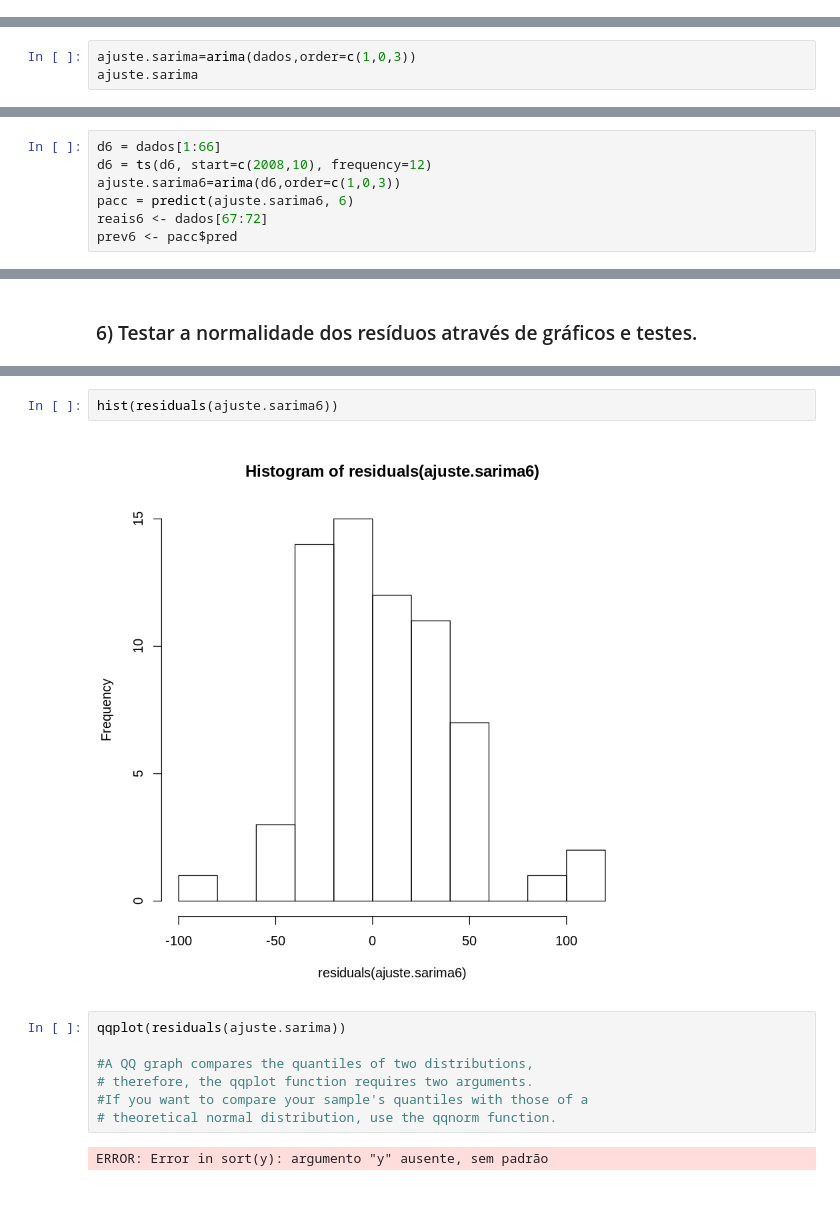
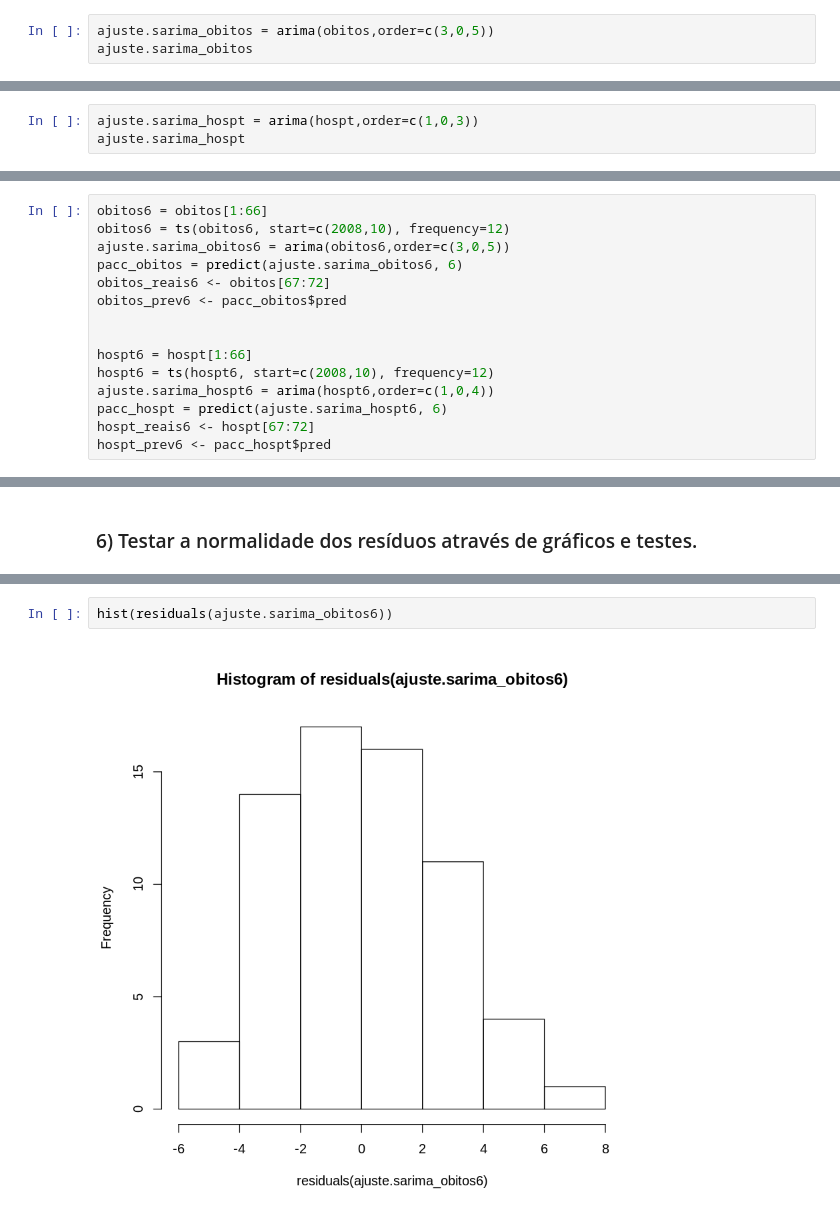
Before and after one commit to mirianbatista/pibic-paraibanas, a Jupyter notebook: ts.ipynb, the cells around one changed output, grey strips where cells are left out. Drawn from its saved outputs; the diff is of its cells as text; blank space fills up the shorter version.

```diff
--- a/ts.ipynb
+++ b/ts.ipynb
@@ -89,3 +126,6 @@ plot(ajuste.stl, main="Decomposição")
 # %% [markdown]
 ### 5) Escolher o modelo mais adequado, através dos critérios (Ver o meu TCC as fórmulas e os comandos).
 ### 7) Os coeficientes estimados do modelo escolhido.
+# %%
+ajuste.sarima_obitos = arima(obitos,order=c(3,0,5))
+ajuste.sarima_obitos
@@ -92,5 +147,5 @@ plot(ajuste.stl, main="Decomposição")
 # %%
-ajuste.sarima=arima(dados,order=c(1,0,3))
-ajuste.sarima
+ajuste.sarima_hospt = arima(hospt,order=c(1,0,3))
+ajuste.sarima_hospt
 # %% [output]
 Call:
@@ -105,10 +160,3 @@ sigma^2 estimated as 1686:  log likelihood = -704,61,  aic = 1421,22
 # %% [markdown]
 ### 8) Fazer a previsão 6 passos a frente (Ver os comandos no meu TCC).
 ### 9) Comparar os valores reais e os previstos.
-# %%
-d6 = dados[1:66]
-d6 = ts(d6, start=c(2008,10), frequency=12)
-ajuste.sarima6=arima(d6,order=c(1,0,3))
-pacc = predict(ajuste.sarima6, 6)
-reais6 <- dados[67:72]
-prev6 <- pacc$pred
@@ -141,0 +163,15 @@ Traceback:
+# %%
+obitos6 = obitos[1:66]
+obitos6 = ts(obitos6, start=c(2008,10), frequency=12)
+ajuste.sarima_obitos6 = arima(obitos6,order=c(3,0,5))
+pacc_obitos = predict(ajuste.sarima_obitos6, 6)
+obitos_reais6 <- obitos[67:72]
+obitos_prev6 <- pacc_obitos$pred
+
+
+hospt6 = hospt[1:66]
+hospt6 = ts(hospt6, start=c(2008,10), frequency=12)
+ajuste.sarima_hospt6 = arima(hospt6,order=c(1,0,4))
+pacc_hospt = predict(ajuste.sarima_hospt6, 6)
+hospt_reais6 <- hospt[67:72]
+hospt_prev6 <- pacc_hospt$pred
@@ -148,13 +226,4 @@ tsdiag(ajuste.sarima6)
 # %%
-hist(residuals(ajuste.sarima6))
+hist(residuals(ajuste.sarima_obitos6))
 # %% [output]
-[figure, old version]
+[figure, new version]
-# %%
-qqplot(residuals(ajuste.sarima))
-
-#A QQ graph compares the quantiles of two distributions,
-# therefore, the qqplot function requires two arguments.
-#If you want to compare your sample's quantiles with those of a
-# theoretical normal distribution, use the qqnorm function.
-# %% [output]
-ERROR: Error in sort(y): argumento "y" ausente, sem padrão
```
Also changed, not shown: parts of 29 cells of this notebook.
